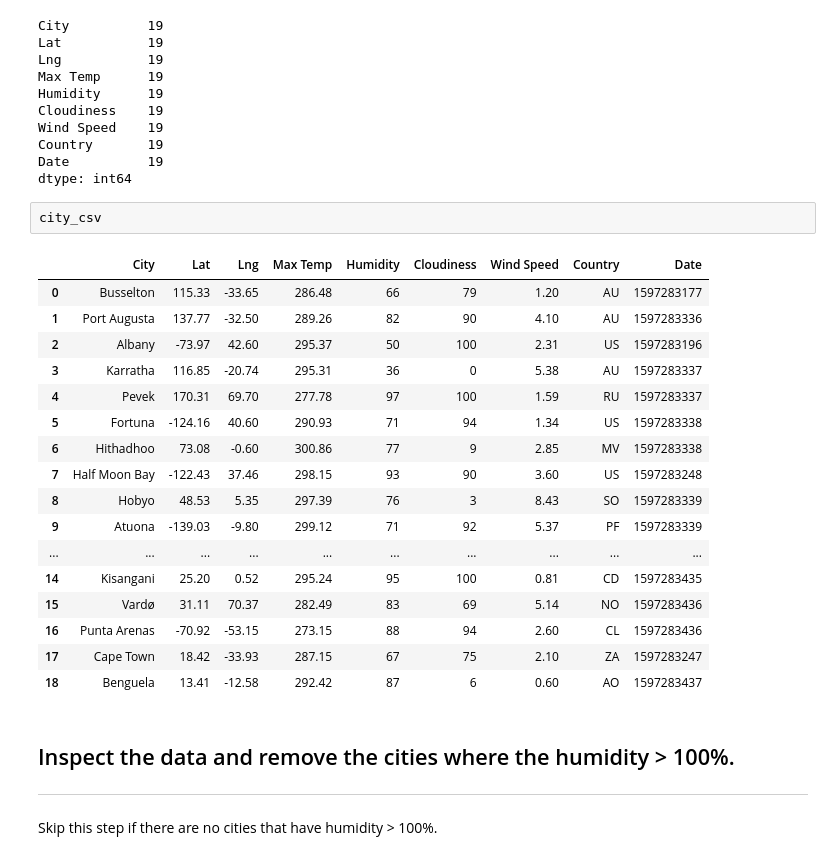
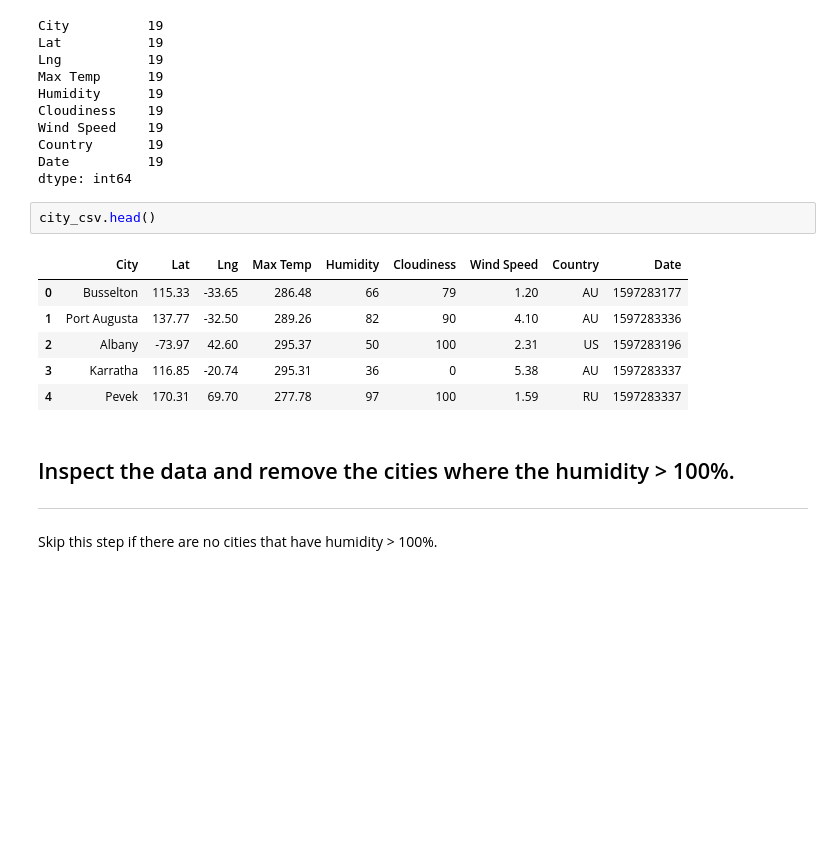
Before and after one commit to Asia-Hewett/Python_API_Challenge, a Jupyter notebook: weather_py/WeatherPy.ipynb, the cells around one changed output. Saved outputs shown, nothing was run; the diff lists cells and outputs as text; blank space fills up the shorter version.

```diff
--- a/weather_py/WeatherPy.ipynb
+++ b/weather_py/WeatherPy.ipynb
@@ -161,25 +161,14 @@ Country       19
 Date          19
 dtype: int64
 # %%
-city_csv
+city_csv.head()
 # %% [output]
 |  | City | Lat | Lng | Max Temp | Humidity | Cloudiness | Wind Speed | Country | Date |
 | 0 | Busselton | 115.33 | -33.65 | 286.48 | 66 | 79 | 1.20 | AU | 1597283177 |
 | 1 | Port Augusta | 137.77 | -32.50 | 289.26 | 82 | 90 | 4.10 | AU | 1597283336 |
 | 2 | Albany | -73.97 | 42.60 | 295.37 | 50 | 100 | 2.31 | US | 1597283196 |
 | 3 | Karratha | 116.85 | -20.74 | 295.31 | 36 | 0 | 5.38 | AU | 1597283337 |
 | 4 | Pevek | 170.31 | 69.70 | 277.78 | 97 | 100 | 1.59 | RU | 1597283337 |
-| 5 | Fortuna | -124.16 | 40.60 | 290.93 | 71 | 94 | 1.34 | US | 1597283338 |
-| 6 | Hithadhoo | 73.08 | -0.60 | 300.86 | 77 | 9 | 2.85 | MV | 1597283338 |
-| 7 | Half Moon Bay | -122.43 | 37.46 | 298.15 | 93 | 90 | 3.60 | US | 1597283248 |
-| 8 | Hobyo | 48.53 | 5.35 | 297.39 | 76 | 3 | 8.43 | SO | 1597283339 |
-| 9 | Atuona | -139.03 | -9.80 | 299.12 | 71 | 92 | 5.37 | PF | 1597283339 |
-| ... | ... | ... | ... | ... | ... | ... | ... | ... | ... |
-| 14 | Kisangani | 25.20 | 0.52 | 295.24 | 95 | 100 | 0.81 | CD | 1597283435 |
-| 15 | Vardø | 31.11 | 70.37 | 282.49 | 83 | 69 | 5.14 | NO | 1597283436 |
-| 16 | Punta Arenas | -70.92 | -53.15 | 273.15 | 88 | 94 | 2.60 | CL | 1597283436 |
-| 17 | Cape Town | 18.42 | -33.93 | 287.15 | 67 | 75 | 2.10 | ZA | 1597283247 |
-| 18 | Benguela | 13.41 | -12.58 | 292.42 | 87 | 6 | 0.60 | AO | 1597283437 |
 # %% [markdown]
 ## Inspect the data and remove the cities where the humidity > 100%.
 ----
```
Also changed, not shown: 1 other file.
